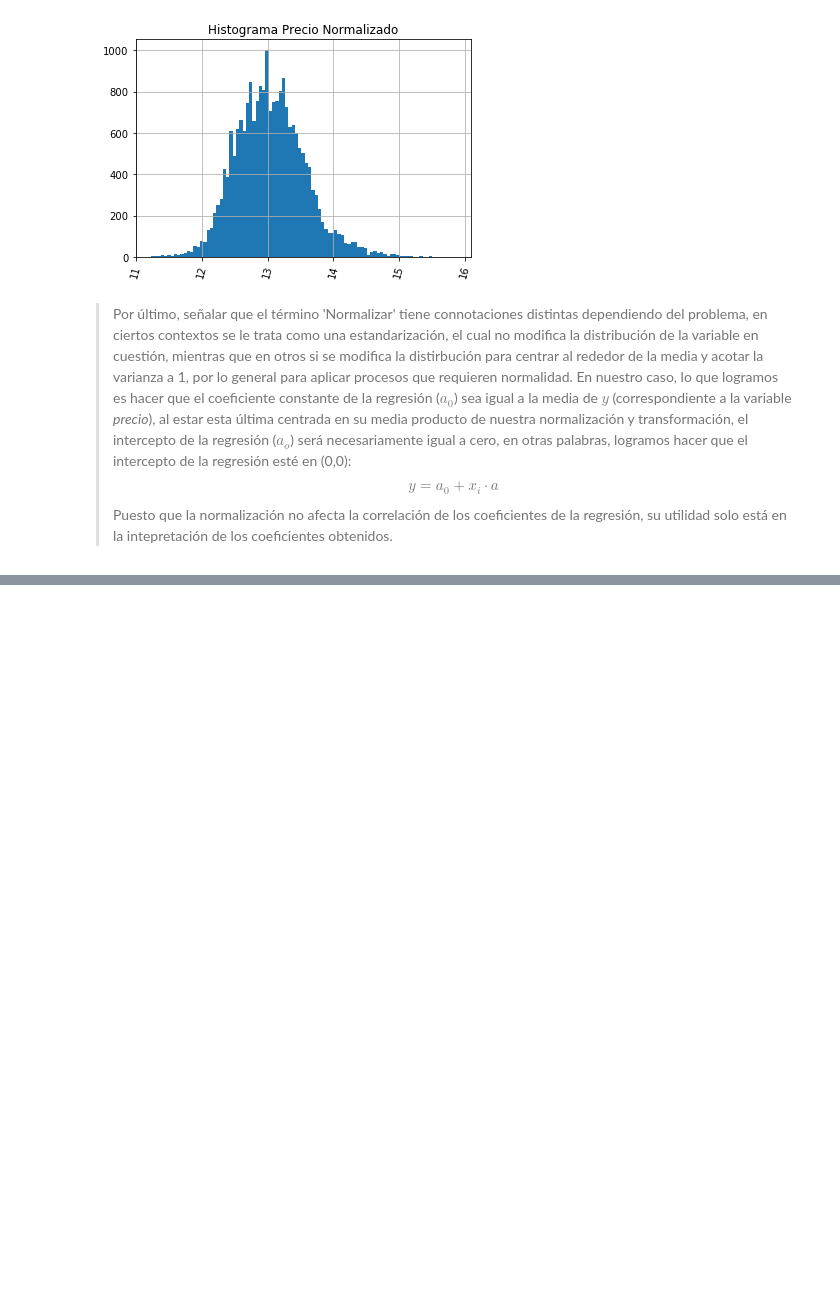
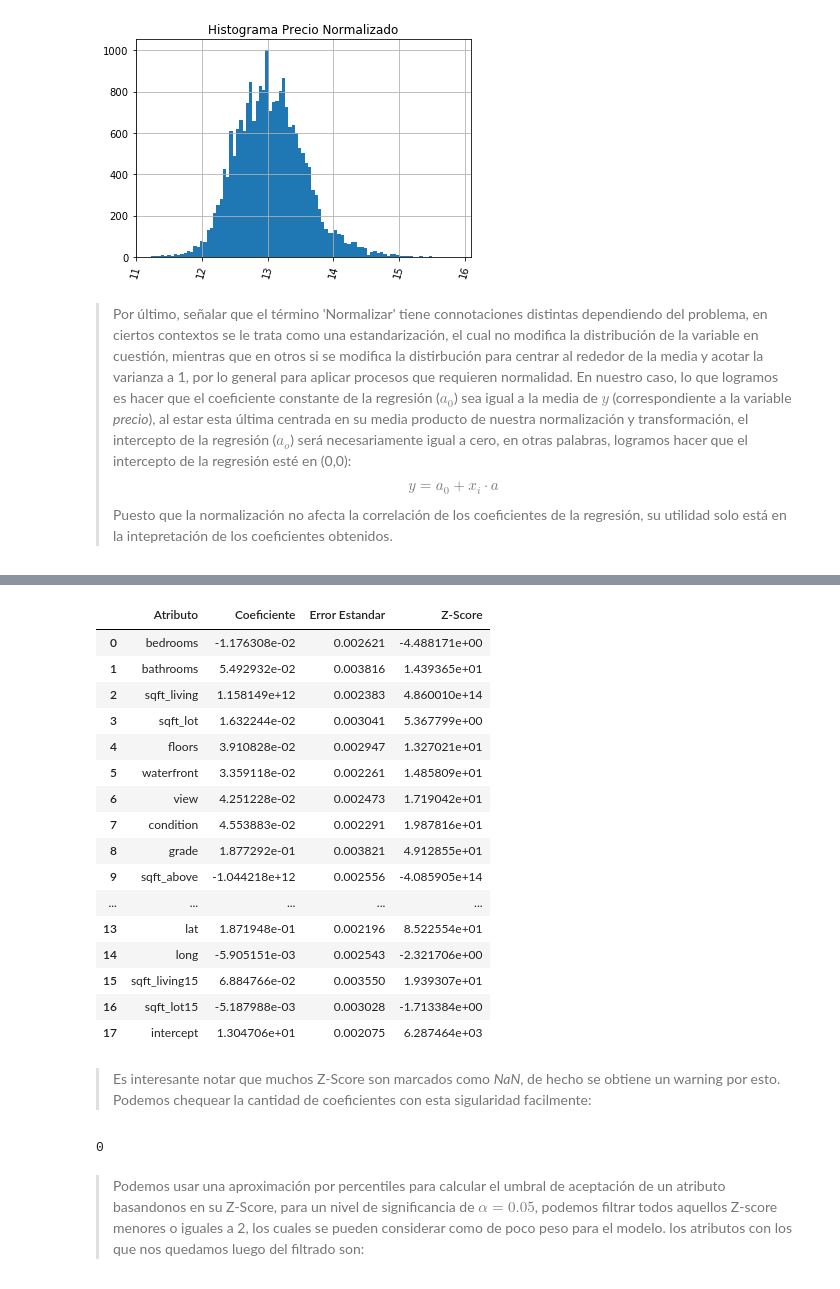
Before and after one commit to TattooeDeer/Tarea-1-ML, a Jupyter notebook: Tarea 1 ML.ipynb, the cells around one changed output, grey strips where cells are left out. Cells and saved outputs as stored; diff of their text form; code cells hidden in the pictures; blank space fills up the shorter version.

```diff
--- a/Tarea 1 ML.ipynb
+++ b/Tarea 1 ML.ipynb
@@ -123,0 +159,52 @@ Puesto que la normalización no afecta la correlación de los coeficientes de la
+# %%
+#Creamos el modelo, entrenamos y recuperamos los coeficientes de la regresion
+#pd.set_option('display.float_format', lambda x: '%.4f'%x)
+#pd.reset_option("display.float_format")
+
+linreg = lm.LinearRegression(fit_intercept = False)
+linreg.fit(Xtrain,ytrain);
+#print("Coeficientes: \n", linreg.coef_[:].tolist())
+names = [i for i in list(df_scaled.iloc[:,1:])]
+names.append('intercept')
+coefficients = linreg.coef_
+
+#Ahora debemos calcular el error estándar a partir de la ecuación (1)
+from numpy.linalg import pinv
+from sklearn.metrics import mean_squared_error
+
+
+import statsmodels.api as sm
+model = sm.OLS(ytrain,Xtrain)
+results = model.fit()
+print(results.summary())
+
+
+n = Xtrain.shape[1]
+m = Xtrain.shape[0]
+
+#mse = mean_squared_error(linreg.predict(Xtrain),ytrain)
+MSE = np.sum((ytrain-linreg.predict(Xtrain).T)**2)/(m-n-1)
+var_est = np.diag(np.linalg.pinv(np.dot(Xtrain.T,Xtrain)))
+SE_est = np.sqrt(MSE*var_est)
+
+#mse = mean_squared_error(ytrain,ypred)
+#var_est = mse*np.diag(inv(np.dot(Xtrain.T,Xtrain)))
+#SE_est = np.sqrt(var_est)
+
+# Calculamos el error cuadratico medio a partir de la prediccion del modelo sobre los datos de train
+
+#v_diag = np.diag(inv(np.dot(Xtrain.T,Xtrain)))
+
+#SE_est = np.sqrt(mse*v_diag)
+#Luego el error estandar será:
+#std_error = np.sqrt(mse*v_diag)
+
+
+#std_coef = Xtrain.std()
+z_scores = (linreg.coef_/SE_est)
+
+#Creamos un DataFrame con las variables pedidas
+table = pd.DataFrame({'Atributo':Xtrain.columns.tolist(),'Coeficiente':coefficients,'Z-Score':z_scores,'Error Estandar':SE_est})
+table = table[['Atributo','Coeficiente','Error Estandar','Z-Score']] #Reordenar las columnas para que se vea bien
+table
+# %% [output]
@@ -123,0 +228,25 @@ Puesto que la normalización no afecta la correlación de los coeficientes de la
+|  | Atributo | Coeficiente | Error Estandar | Z-Score |
+| 0 | bedrooms | -1.176308e-02 | 0.002621 | -4.488171e+00 |
+| 1 | bathrooms | 5.492932e-02 | 0.003816 | 1.439365e+01 |
+| 2 | sqft_living | 1.158149e+12 | 0.002383 | 4.860010e+14 |
+| 3 | sqft_lot | 1.632244e-02 | 0.003041 | 5.367799e+00 |
+| 4 | floors | 3.910828e-02 | 0.002947 | 1.327021e+01 |
+| 5 | waterfront | 3.359118e-02 | 0.002261 | 1.485809e+01 |
+| 6 | view | 4.251228e-02 | 0.002473 | 1.719042e+01 |
+| 7 | condition | 4.553883e-02 | 0.002291 | 1.987816e+01 |
+| 8 | grade | 1.877292e-01 | 0.003821 | 4.912855e+01 |
+| 9 | sqft_above | -1.044218e+12 | 0.002556 | -4.085905e+14 |
+| ... | ... | ... | ... | ... |
+| 13 | lat | 1.871948e-01 | 0.002196 | 8.522554e+01 |
+| 14 | long | -5.905151e-03 | 0.002543 | -2.321706e+00 |
+| 15 | sqft_living15 | 6.884766e-02 | 0.003550 | 1.939307e+01 |
+| 16 | sqft_lot15 | -5.187988e-03 | 0.003028 | -1.713384e+00 |
+| 17 | intercept | 1.304706e+01 | 0.002075 | 6.287464e+03 |
+# %% [markdown]
+> Es interesante notar que muchos Z-Score son marcados como *NaN*, de hecho se obtiene un warning por esto. Podemos chequear la cantidad de coeficientes con esta sigularidad facilmente:
+# %%
+print(len([_ for _ in SE_est if np.isnan(_) ]))
+# %% [output]
+0
+# %% [markdown]
+> Podemos usar una aproximación por percentiles para calcular el umbral de aceptación de un atributo basandonos en su Z-Score, para un nivel de significancia de $\alpha = 0.05$, podemos filtrar todos aquellos Z-score menores o iguales a 2, los cuales se pueden considerar como de poco peso para el modelo. los atributos con los que nos quedamos luego del filtrado son:
```
Also changed, not shown: parts of 22 cells of this notebook.
